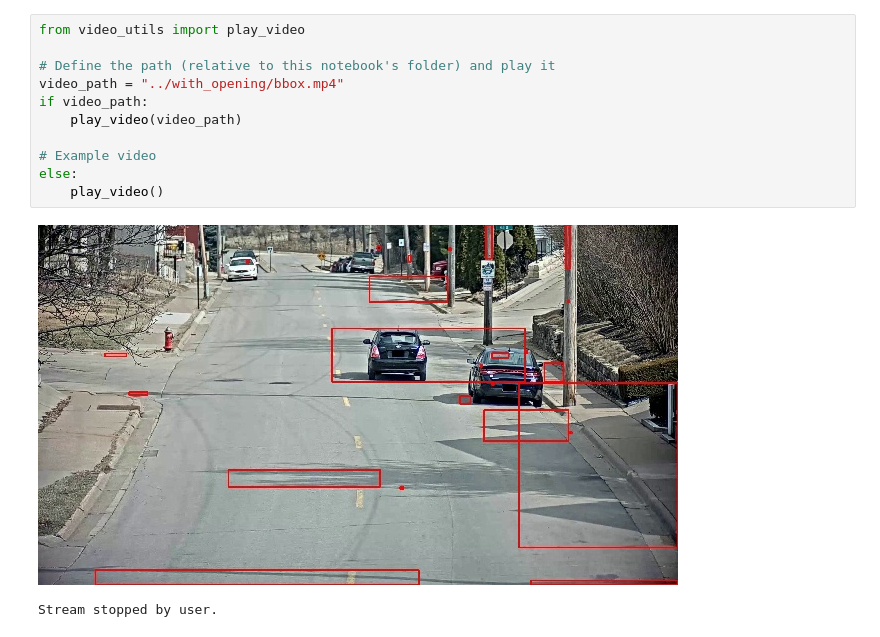
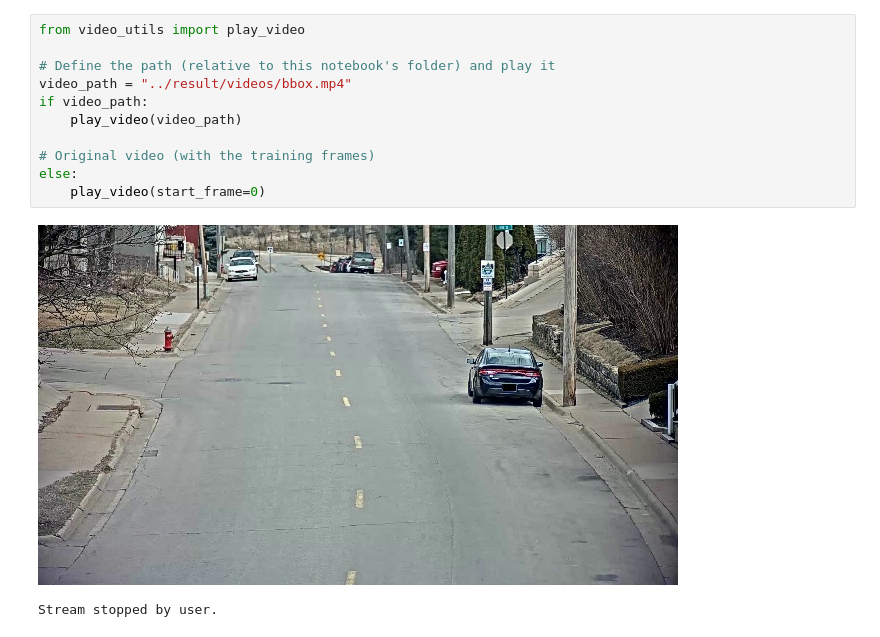
Before and after one commit to mcv-m6-video/mcv-c6-2026-team1, a Jupyter notebook: Week1/src/view_video.ipynb, the cells around one changed output. Saved outputs shown, nothing was run; the diff lists cells and outputs as text.

Commit message:
Fix GT bug when showing original video

```diff
--- a/Week1/src/view_video.ipynb
+++ b/Week1/src/view_video.ipynb
@@ -1,14 +1,14 @@
 # %%
 from video_utils import play_video
 
 # Define the path (relative to this notebook's folder) and play it
-video_path = "../with_opening/bbox.mp4"
+video_path = "../result/videos/bbox.mp4"
 if video_path:
     play_video(video_path)
 
-# Example video
+# Original video (with the training frames)
 else:
-    play_video()
+    play_video(start_frame=0)
 # %% [output]
-[figure, old version]
+[figure, new version]
 Stream stopped by user.
```
Also changed, not shown: 2 other files.
